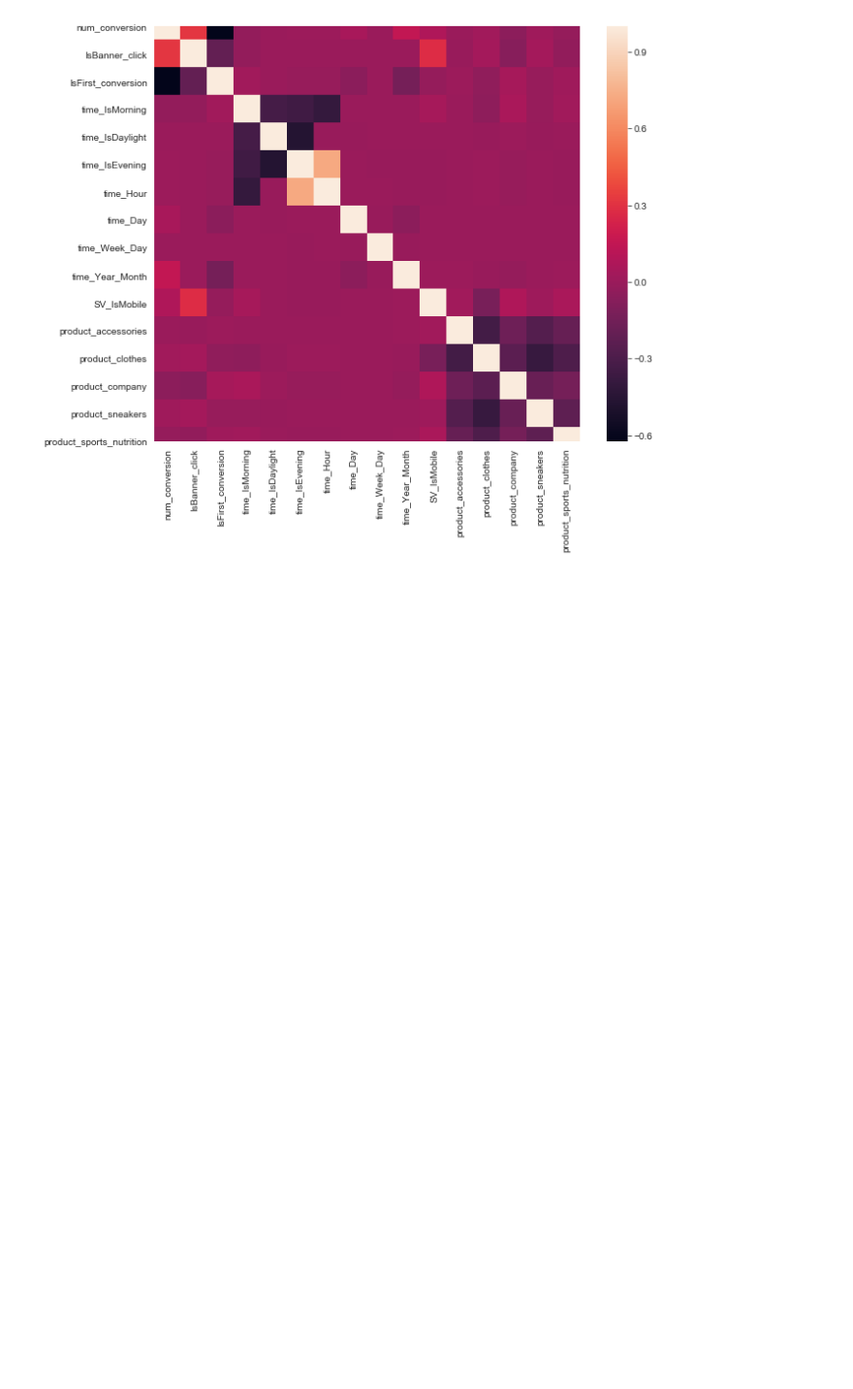
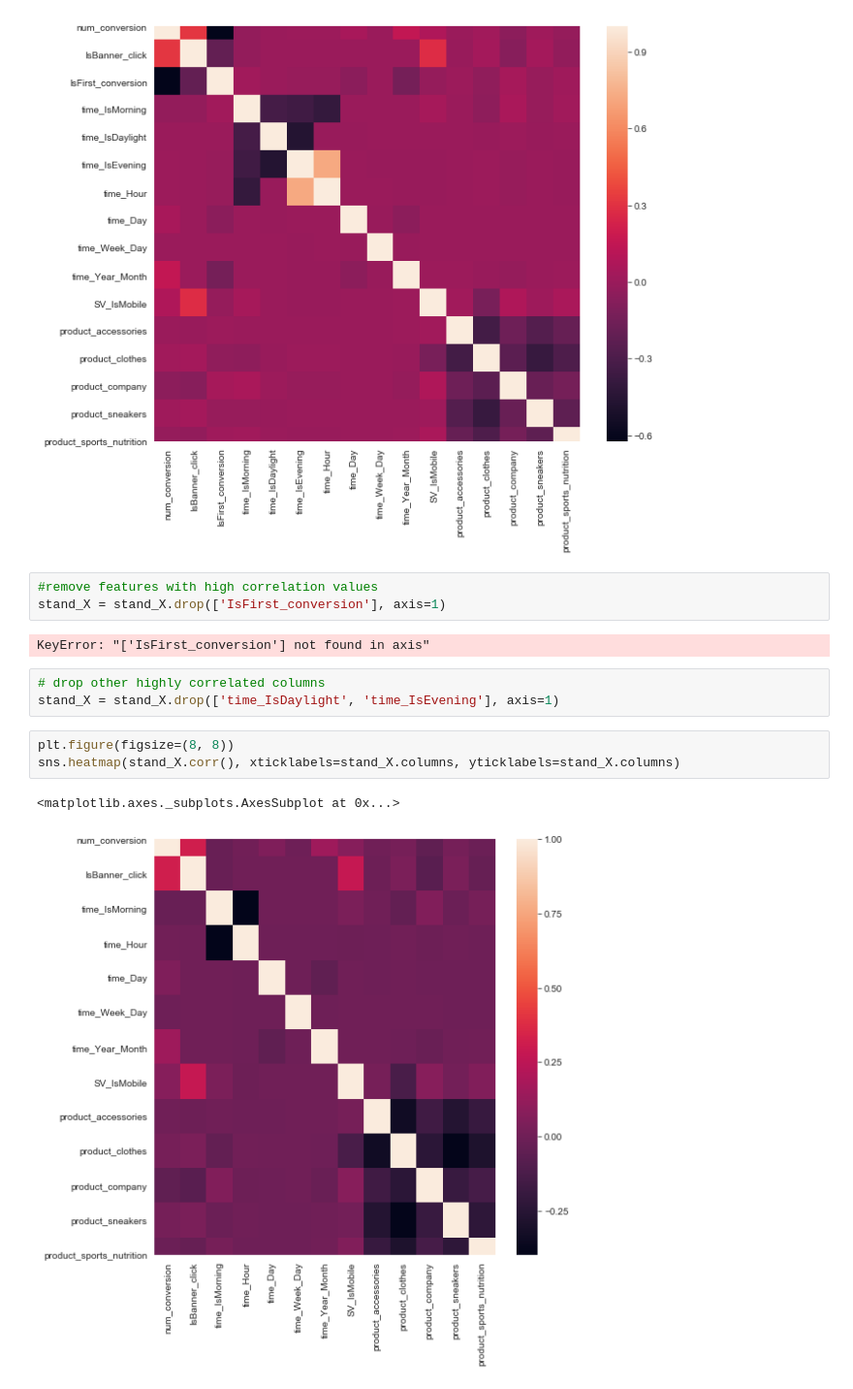
Before and after one commit to befowle/AB_Testing, a Jupyter notebook: ab_testing.ipynb, the cells around one changed output. Shown: that part at 97% size. Cells and saved outputs as stored; diff of their text form; blank space fills up the shorter version.

```diff
--- a/ab_testing.ipynb
+++ b/ab_testing.ipynb
@@ -551,3 +551,17 @@ sns.heatmap(stand_X.corr(), xticklabels=stand_X.columns, yticklabels=stand_X.col
 # %% [output]
 <matplotlib.axes._subplots.AxesSubplot at 0x...>
 [figure]
+# %%
+#remove features with high correlation values
+stand_X = stand_X.drop(['IsFirst_conversion'], axis=1)
+# %% [output]
+KeyError: "['IsFirst_conversion'] not found in axis"
+# %%
+# drop other highly correlated columns
+stand_X = stand_X.drop(['time_IsDaylight', 'time_IsEvening'], axis=1)
+# %%
+plt.figure(figsize=(8, 8))
+sns.heatmap(stand_X.corr(), xticklabels=stand_X.columns, yticklabels=stand_X.columns)
+# %% [output]
+<matplotlib.axes._subplots.AxesSubplot at 0x...>
+[figure, added]
```
Also changed, not shown: parts of 4 cells of this notebook.
